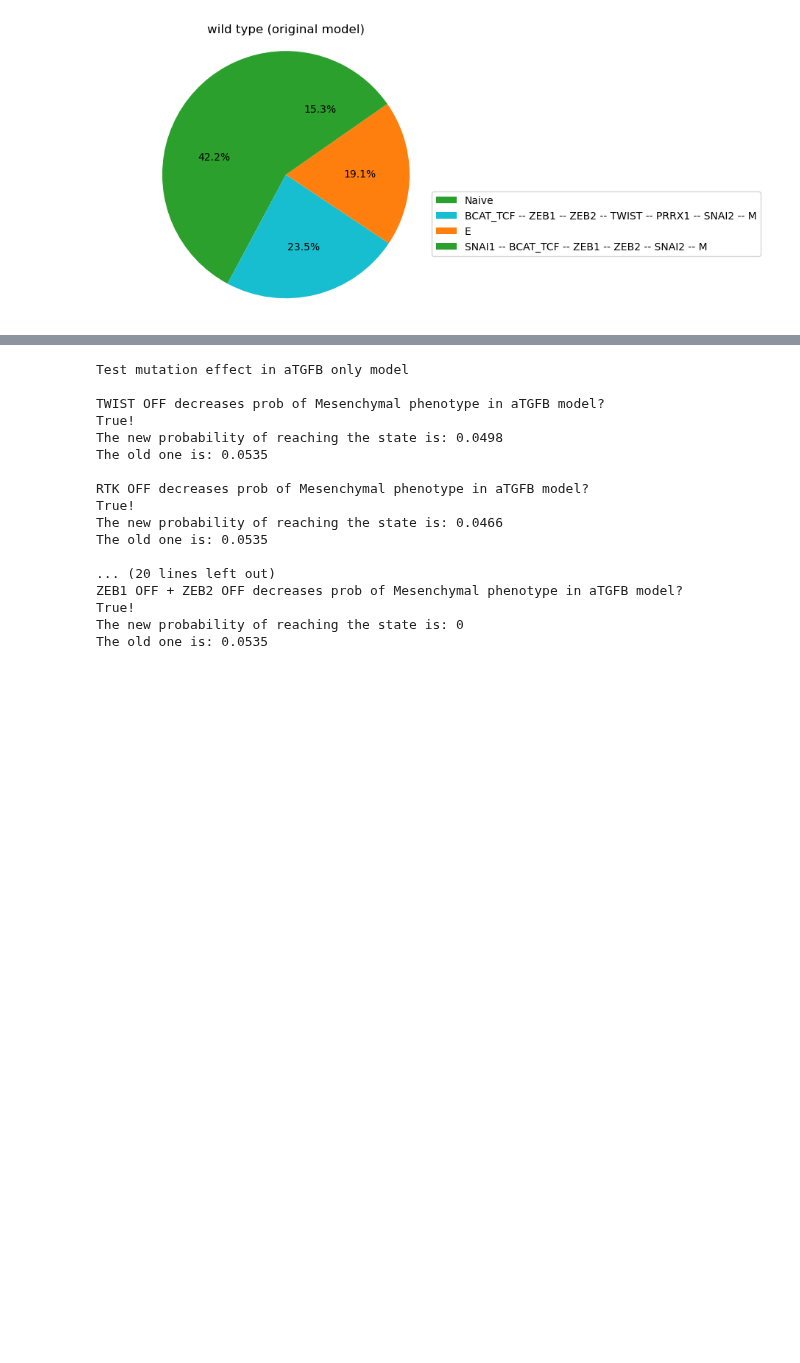
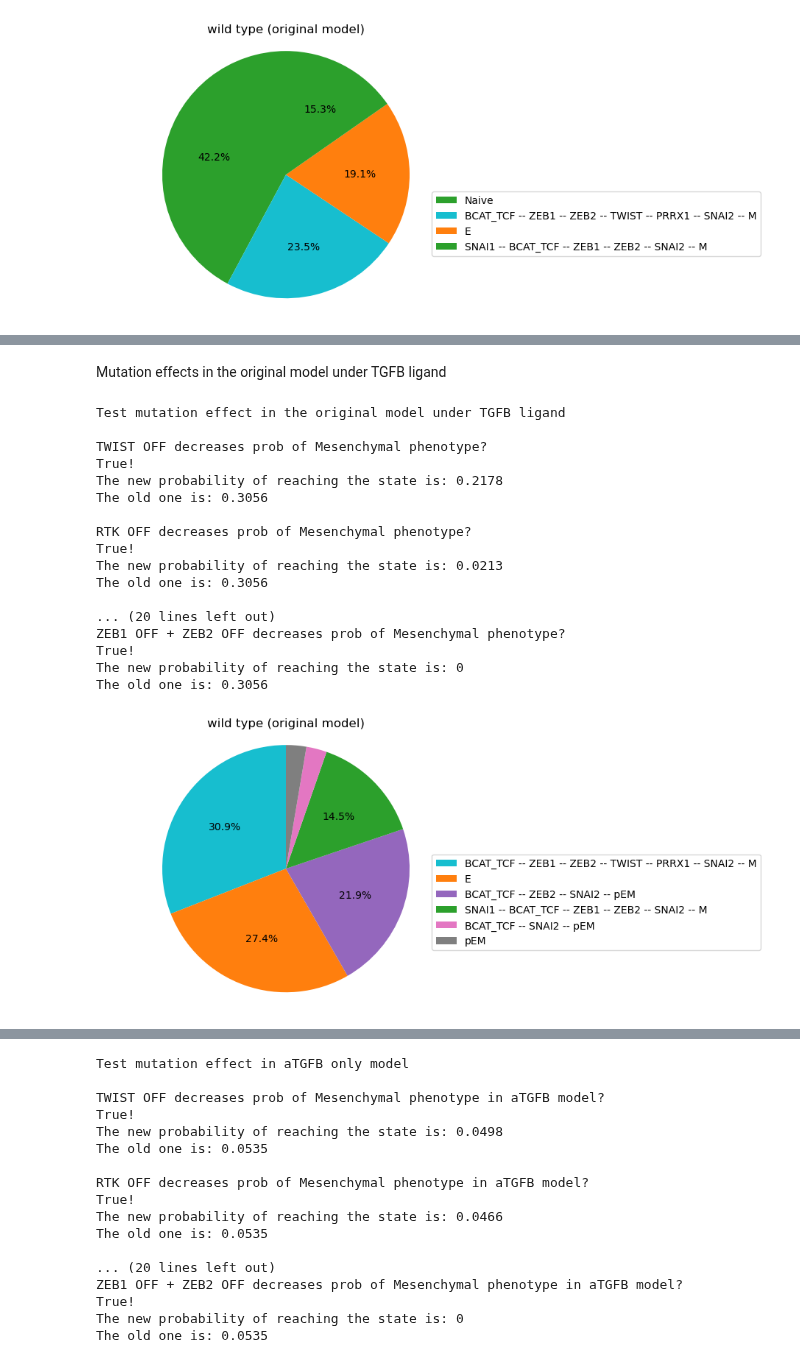
Before and after one commit to sophia-orozco/met-model, a Jupyter notebook: Supplementary Notebook 2.ipynb, the cells around one changed output, grey strips where cells are left out. Drawn from its saved outputs; the diff is of its cells as text; code cells hidden in the pictures; blank space fills up the shorter version.

Commit message:
updated notebook and script for figures with double mutant code, single mutant code and maboss_test

```diff
--- a/Supplementary Notebook 2.ipynb
+++ b/Supplementary Notebook 2.ipynb
@@ -371,0 +377,20 @@ The old one is: 0.3877
+# %%
+print("Test mutation effect in the original model\n")
+
+i_condition = model.copy()
+maboss.set_nodes_istate(i_condition , i_condition.network.keys(), random) #random nodes
+maboss.set_nodes_istate(i_condition, ["BMP", "TGFB_L", "GF"], off) #inputs off
+maboss.set_output(i_condition, phenotypes + EMT_drivers)
+res = i_condition.run()
+res.plot_piechart()
+plt.title("wild type (original model)")
+
+test_model = i_condition.copy()
+init_condition = {"TGFB_L":[1, 0]} #TGFB OFF
+run_test_model = maboss_test.MaBoSSTestCase(test_model)
+print("\nmiR200 ON decreases prob of aTGFB phenotype?")
+run_test_model.assertStateProbabilityEvolution({"miR200":"ON"}, init_condition, {"aTGFB":1}, "decrease")
+print("\nSRC OFF decreases prob of aTGFB phenotype?")
+run_test_model.assertStateProbabilityEvolution({"SRC":"OFF"}, init_condition, {"aTGFB":1}, "decrease")
+print("\nZEB1 OFF + ZEB2 OFF decreases prob of aTGFB phenotype?")
+run_test_model.assertStateProbabilityEvolution({"ZEB1":"OFF", "ZEB2":"OFF"}, init_condition, {"aTGFB":1}, "decrease")
@@ -372,3 +416,52 @@ The old one is: 0.3877
+# %% [markdown]
+Mutation effects in the original model under TGFB ligand
+# %%
+print("Test mutation effect in the original model under TGFB ligand\n")
+
+i_condition = model.copy()
+maboss.set_nodes_istate(i_condition , i_condition.network.keys(), random) #random nodes
+maboss.set_nodes_istate(i_condition, ["TGFB_L"], on)
+maboss.set_output(i_condition, phenotypes + EMT_drivers)
+res = i_condition.run()
+res.plot_piechart()
+plt.title("wild type (original model)")
+
+test_model = i_condition.copy()
+init_condition = {"TGFB_L":[1, 0]} #TGFB OFF
+run_test_model = maboss_test.MaBoSSTestCase(test_model)
+print("TWIST OFF decreases prob of Mesenchymal phenotype?")
+run_test_model.assertStateProbabilityEvolution({"TWIST":"OFF"}, init_condition, {"M":1}, "decrease")
+print("\nRTK OFF decreases prob of Mesenchymal phenotype?")
+run_test_model.assertStateProbabilityEvolution({"RTK":"OFF"}, init_condition, {"M":1}, "decrease")
+print("\naTGFB OFF decreases prob of Mesenchymal phenotype?")
+run_test_model.assertStateProbabilityEvolution({"aTGFB":"OFF"}, init_condition, {"M":1}, "decrease")
+print("\nmiR200 ON decreases prob of Mesenchymal phenotype?")
+run_test_model.assertStateProbabilityEvolution({"miR200":"ON"}, init_condition, {"M":1}, "decrease")
+print("\nTGFB_R OFF decreases prob of Mesenchymal phenotype?")
+run_test_model.assertStateProbabilityEvolution({"TGFB_R":"OFF"}, init_condition, {"M":1}, "decrease")
+print("\nSRC OFF decreases prob of Mesenchymal phenotype?")
+run_test_model.assertStateProbabilityEvolution({"SRC":"OFF"}, init_condition, {"M":1}, "decrease")
+print("\nZEB1 OFF + ZEB2 OFF decreases prob of Mesenchymal phenotype?")
+run_test_model.assertStateProbabilityEvolution({"ZEB1":"OFF", "ZEB2":"OFF"}, init_condition, {"M":1}, "decrease")
+# %% [output]
+Test mutation effect in the original model under TGFB ligand
+
+TWIST OFF decreases prob of Mesenchymal phenotype?
+True!
+The new probability of reaching the state is: 0.2178
+The old one is: 0.3056
+
+RTK OFF decreases prob of Mesenchymal phenotype?
+True!
+The new probability of reaching the state is: 0.0213
+The old one is: 0.3056
+
+... (20 lines left out)
+ZEB1 OFF + ZEB2 OFF decreases prob of Mesenchymal phenotype?
+True!
+The new probability of reaching the state is: 0
+The old one is: 0.3056
+[figure, added]
 # %%
 print("Test mutation effect in aRTK only model\n")
 
```
Also changed, not shown: parts of 25 cells of this notebook, 1 other file.
